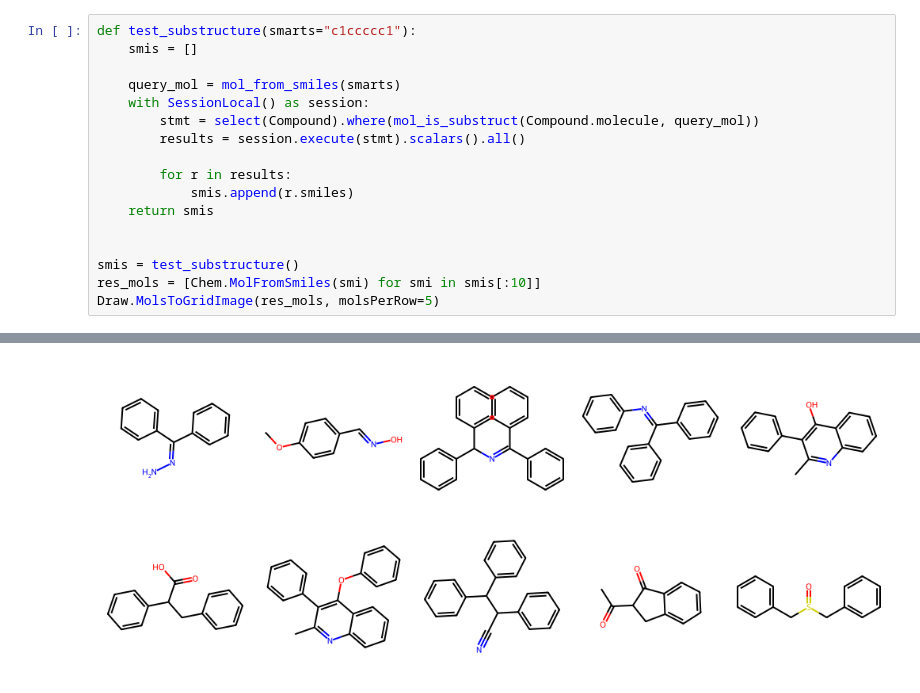
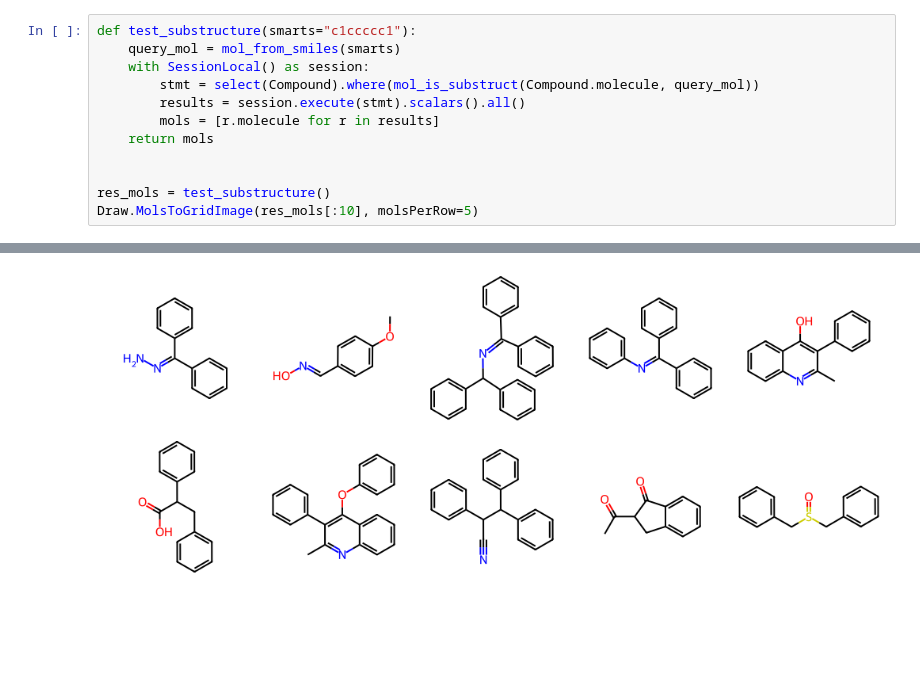
Before and after one commit to iuhgnor/chemicalite-orm, a Jupyter notebook: examples/demo.ipynb, the cells around one changed output, grey strips where cells are left out. Cells and saved outputs as stored; diff of their text form; blank space fills up the shorter version.

```diff
--- a/examples/demo.ipynb
+++ b/examples/demo.ipynb
@@ -89,18 +82,13 @@ insert_test_data()
 # %%
 def test_substructure(smarts="c1ccccc1"):
-    smis = []
-
     query_mol = mol_from_smiles(smarts)
     with SessionLocal() as session:
         stmt = select(Compound).where(mol_is_substruct(Compound.molecule, query_mol))
         results = session.execute(stmt).scalars().all()
-
-        for r in results:
-            smis.append(r.smiles)
-    return smis
+        mols = [r.molecule for r in results]
+    return mols
 
 
-smis = test_substructure()
-res_mols = [Chem.MolFromSmiles(smi) for smi in smis[:10]]
-Draw.MolsToGridImage(res_mols, molsPerRow=5)
+res_mols = test_substructure()
+Draw.MolsToGridImage(res_mols[:10], molsPerRow=5)
 # %% [output]
@@ -113 +101 @@ WHERE mol_is_substruct(compound.molecule, mol_from_smiles(?))
-[figure, old version]
+[figure, new version]
```
Also changed, not shown: parts of 9 cells of this notebook, 8 other files.
